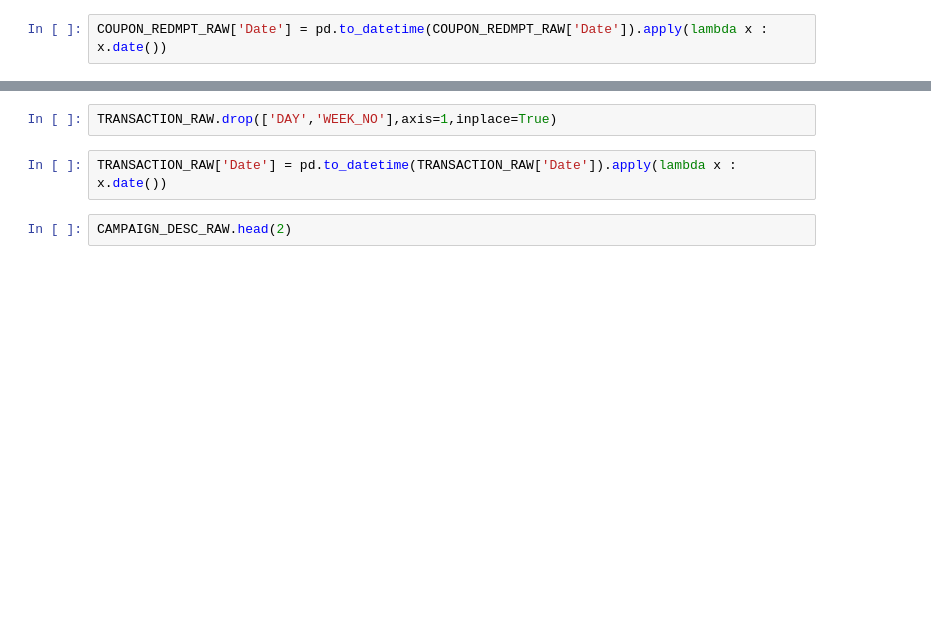
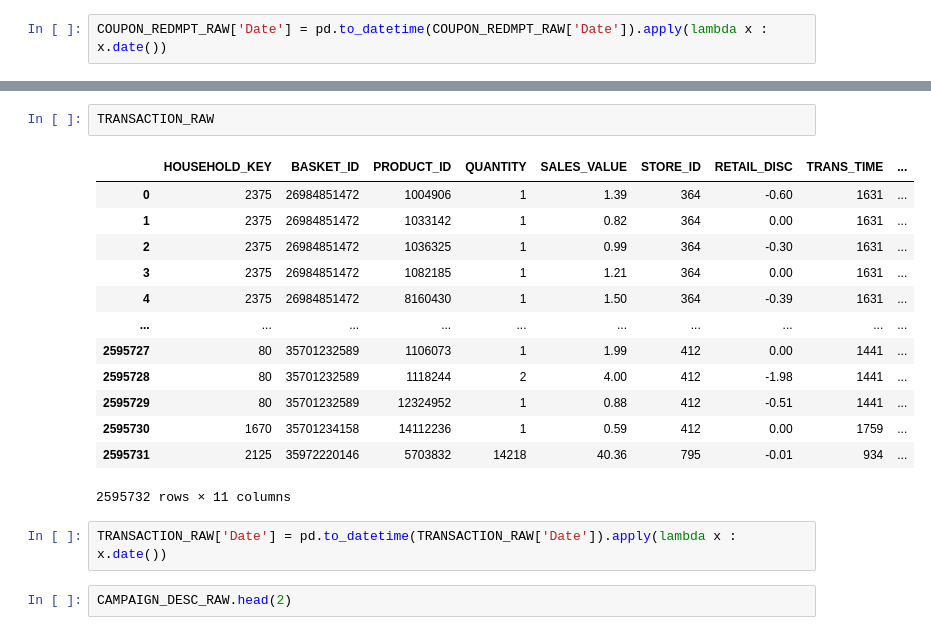
Before and after one commit to smithparekh/Retail-Analysis, a Jupyter notebook: Retail_Analysis.ipynb, the cells around one changed output, grey strips where cells are left out. Drawn from its saved outputs; the diff is of its cells as text; blank space fills up the shorter version.

```diff
--- a/Retail_Analysis.ipynb
+++ b/Retail_Analysis.ipynb
@@ -457,5 +694,19 @@ COUPON_REDMPT_RAW
-# %%
-TRANSACTION_RAW.drop(['DAY','WEEK_NO'],axis=1,inplace=True)
+# %%
+TRANSACTION_RAW
+# %% [output]
+|  | HOUSEHOLD_KEY | BASKET_ID | PRODUCT_ID | QUANTITY | SALES_VALUE | STORE_ID | RETAIL_DISC | TRANS_TIME | ... |
+| 0 | 2375 | 26984851472 | 1004906 | 1 | 1.39 | 364 | -0.60 | 1631 | ... |
+| 1 | 2375 | 26984851472 | 1033142 | 1 | 0.82 | 364 | 0.00 | 1631 | ... |
+| 2 | 2375 | 26984851472 | 1036325 | 1 | 0.99 | 364 | -0.30 | 1631 | ... |
+| 3 | 2375 | 26984851472 | 1082185 | 1 | 1.21 | 364 | 0.00 | 1631 | ... |
+| 4 | 2375 | 26984851472 | 8160430 | 1 | 1.50 | 364 | -0.39 | 1631 | ... |
+| ... | ... | ... | ... | ... | ... | ... | ... | ... | ... |
+| 2595727 | 80 | 35701232589 | 1106073 | 1 | 1.99 | 412 | 0.00 | 1441 | ... |
+| 2595728 | 80 | 35701232589 | 1118244 | 2 | 4.00 | 412 | -1.98 | 1441 | ... |
+| 2595729 | 80 | 35701232589 | 12324952 | 1 | 0.88 | 412 | -0.51 | 1441 | ... |
+| 2595730 | 1670 | 35701234158 | 14112236 | 1 | 0.59 | 412 | 0.00 | 1759 | ... |
+| 2595731 | 2125 | 35972220146 | 5703832 | 14218 | 40.36 | 795 | -0.01 | 934 | ... |
+2595732 rows × 11 columns
 # %%
 TRANSACTION_RAW['Date'] = pd.to_datetime(TRANSACTION_RAW['Date']).apply(lambda x : x.date())
 # %%
```
Also changed, not shown: parts of 36 cells of this notebook.
